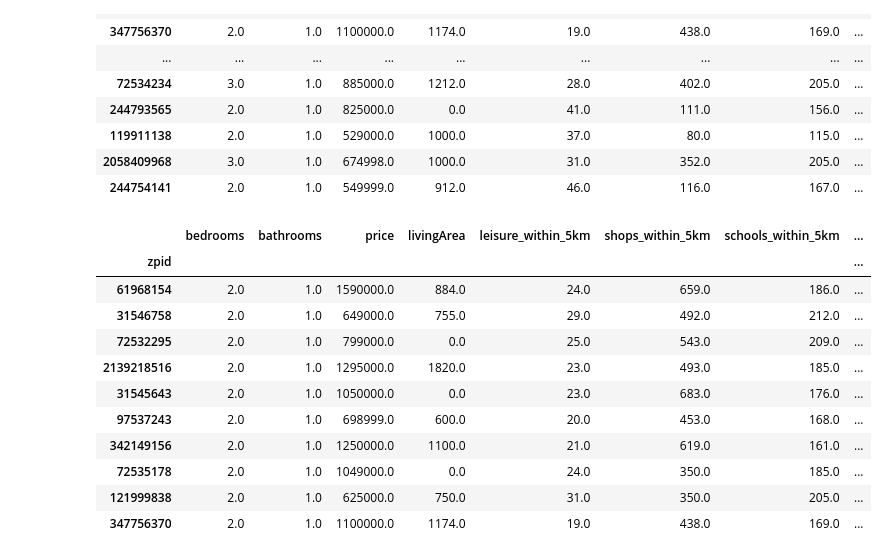
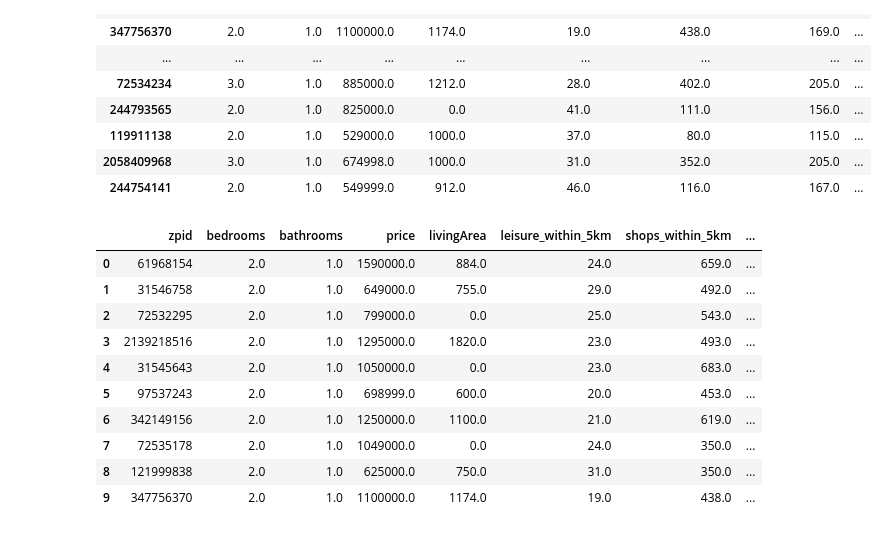
Before and after one commit to RecSys-The-Hood/Final-Project, a Jupyter notebook: Kmeans_Distance_Ranking.ipynb, the cells around one changed output. Cells and saved outputs as stored; diff of their text form; code cells hidden in the pictures.

```diff
--- a/Kmeans_Distance_Ranking.ipynb
+++ b/Kmeans_Distance_Ranking.ipynb
@@ -361,17 +361,17 @@ df_sorted
 | 244754141 | 2.0 | 1.0 | 549999.0 | 912.0 | 46.0 | 116.0 | 167.0 | ... |
 # %%
 top_10_recommendations = df_sorted.head(10)
+top_10_recommendations = top_10_recommendations.reset_index()
 top_10_recommendations
 # %% [output]
-|  | bedrooms | bathrooms | price | livingArea | leisure_within_5km | shops_within_5km | schools_within_5km | ... |
-| zpid |  |  |  |  |  |  |  | ... |
-| 61968154 | 2.0 | 1.0 | 1590000.0 | 884.0 | 24.0 | 659.0 | 186.0 | ... |
-| 31546758 | 2.0 | 1.0 | 649000.0 | 755.0 | 29.0 | 492.0 | 212.0 | ... |
-| 72532295 | 2.0 | 1.0 | 799000.0 | 0.0 | 25.0 | 543.0 | 209.0 | ... |
-| 2139218516 | 2.0 | 1.0 | 1295000.0 | 1820.0 | 23.0 | 493.0 | 185.0 | ... |
-| 31545643 | 2.0 | 1.0 | 1050000.0 | 0.0 | 23.0 | 683.0 | 176.0 | ... |
-| 97537243 | 2.0 | 1.0 | 698999.0 | 600.0 | 20.0 | 453.0 | 168.0 | ... |
-| 342149156 | 2.0 | 1.0 | 1250000.0 | 1100.0 | 21.0 | 619.0 | 161.0 | ... |
-| 72535178 | 2.0 | 1.0 | 1049000.0 | 0.0 | 24.0 | 350.0 | 185.0 | ... |
-| 121999838 | 2.0 | 1.0 | 625000.0 | 750.0 | 31.0 | 350.0 | 205.0 | ... |
-| 347756370 | 2.0 | 1.0 | 1100000.0 | 1174.0 | 19.0 | 438.0 | 169.0 | ... |
+|  | zpid | bedrooms | bathrooms | price | livingArea | leisure_within_5km | shops_within_5km | ... |
+| 0 | 61968154 | 2.0 | 1.0 | 1590000.0 | 884.0 | 24.0 | 659.0 | ... |
+| 1 | 31546758 | 2.0 | 1.0 | 649000.0 | 755.0 | 29.0 | 492.0 | ... |
+| 2 | 72532295 | 2.0 | 1.0 | 799000.0 | 0.0 | 25.0 | 543.0 | ... |
+| 3 | 2139218516 | 2.0 | 1.0 | 1295000.0 | 1820.0 | 23.0 | 493.0 | ... |
+| 4 | 31545643 | 2.0 | 1.0 | 1050000.0 | 0.0 | 23.0 | 683.0 | ... |
+| 5 | 97537243 | 2.0 | 1.0 | 698999.0 | 600.0 | 20.0 | 453.0 | ... |
+| 6 | 342149156 | 2.0 | 1.0 | 1250000.0 | 1100.0 | 21.0 | 619.0 | ... |
+| 7 | 72535178 | 2.0 | 1.0 | 1049000.0 | 0.0 | 24.0 | 350.0 | ... |
+| 8 | 121999838 | 2.0 | 1.0 | 625000.0 | 750.0 | 31.0 | 350.0 | ... |
+| 9 | 347756370 | 2.0 | 1.0 | 1100000.0 | 1174.0 | 19.0 | 438.0 | ... |
```
Also changed, not shown: parts of 5 cells of this notebook, 5 other files.
